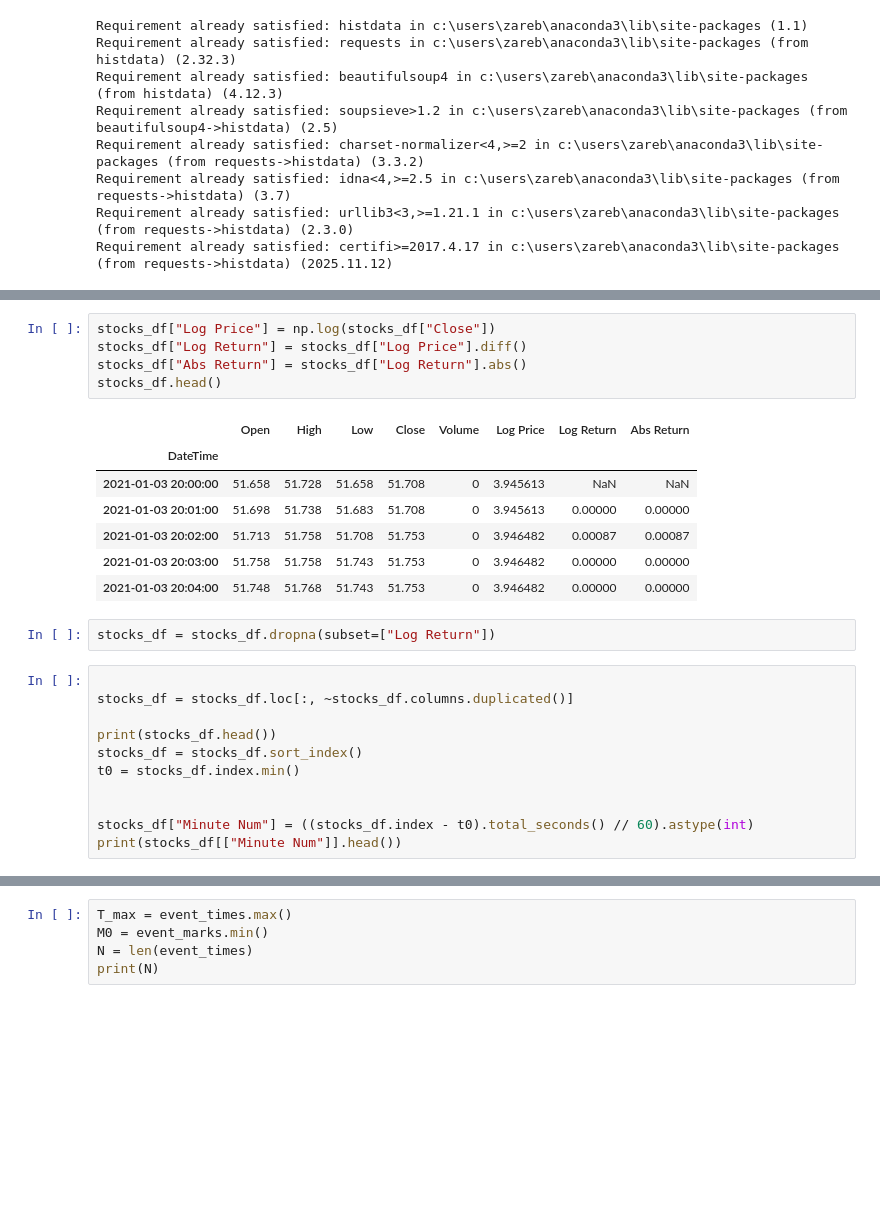
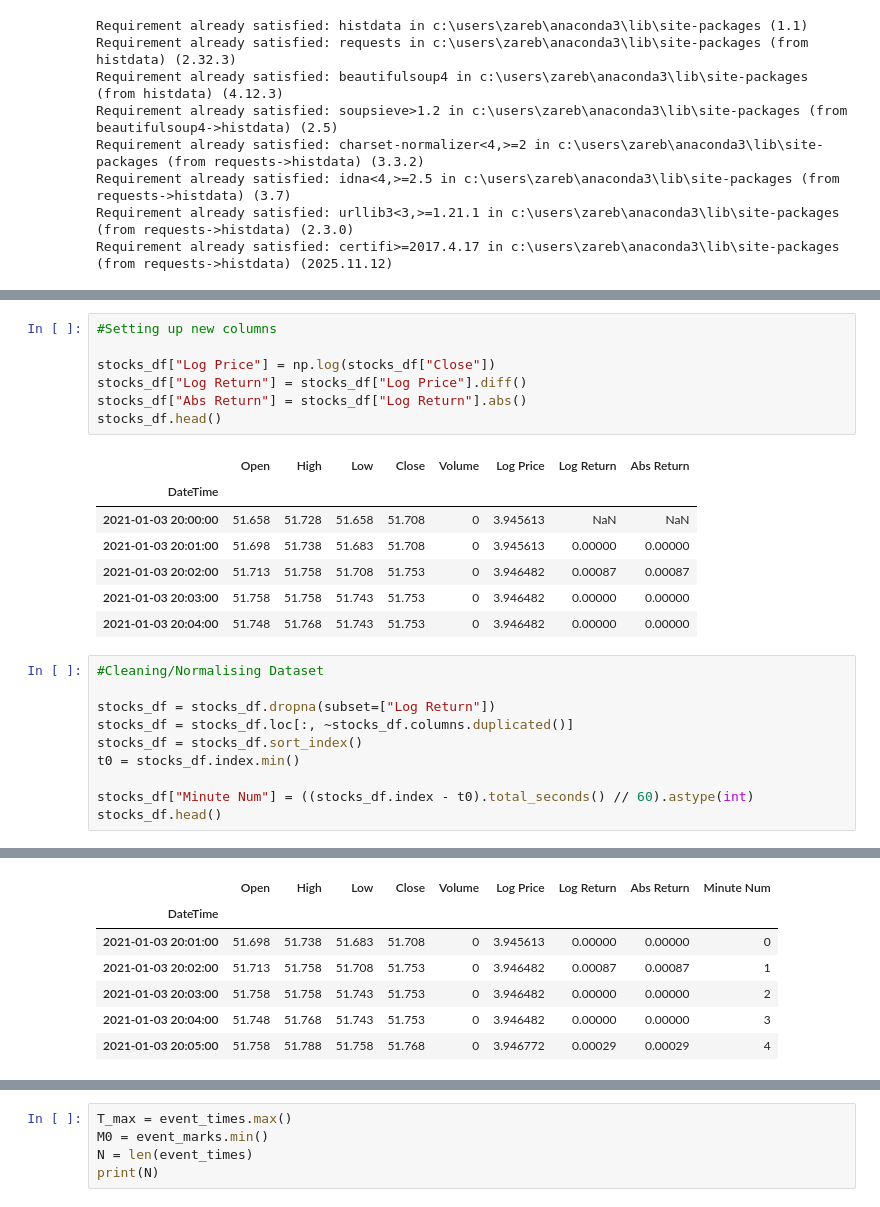
Before and after one commit to BigZyg/Modelling-self-exciting-point-processes-using-the-ETAS-model, a Jupyter notebook: poster maths.ipynb, the cells around one changed output, grey strips where cells are left out. Drawn from its saved outputs; the diff is of its cells as text; blank space fills up the shorter version.

```diff
--- a/poster maths.ipynb
+++ b/poster maths.ipynb
@@ -64,6 +59,8 @@ DateTime
 2021-01-03 20:03:00  51.758  51.758  51.743  51.753       0
 2021-01-03 20:04:00  51.748  51.768  51.743  51.753       0
 # %%
+#Setting up new columns
+
 stocks_df["Log Price"] = np.log(stocks_df["Close"])
 stocks_df["Log Return"] = stocks_df["Log Price"].diff()
 stocks_df["Abs Return"] = stocks_df["Log Return"].abs()
@@ -76,17 +73,14 @@ stocks_df.head()
 | 2021-01-03 20:02:00 | 51.713 | 51.758 | 51.708 | 51.753 | 0 | 3.946482 | 0.00087 | 0.00087 |
 | 2021-01-03 20:03:00 | 51.758 | 51.758 | 51.743 | 51.753 | 0 | 3.946482 | 0.00000 | 0.00000 |
 | 2021-01-03 20:04:00 | 51.748 | 51.768 | 51.743 | 51.753 | 0 | 3.946482 | 0.00000 | 0.00000 |
-# %%
-stocks_df = stocks_df.dropna(subset=["Log Return"])
 # %%
+#Cleaning/Normalising Dataset
 
+stocks_df = stocks_df.dropna(subset=["Log Return"])
 stocks_df = stocks_df.loc[:, ~stocks_df.columns.duplicated()]
-
-print(stocks_df.head())
 stocks_df = stocks_df.sort_index()
 t0 = stocks_df.index.min()
 
-
 stocks_df["Minute Num"] = ((stocks_df.index - t0).total_seconds() // 60).astype(int)
-print(stocks_df[["Minute Num"]].head())
+stocks_df.head()
 # %% [output]
@@ -110 +87,8 @@ DateTime
+|  | Open | High | Low | Close | Volume | Log Price | Log Return | Abs Return | Minute Num |
+| DateTime |  |  |  |  |  |  |  |  |  |
+| 2021-01-03 20:01:00 | 51.698 | 51.738 | 51.683 | 51.708 | 0 | 3.945613 | 0.00000 | 0.00000 | 0 |
+| 2021-01-03 20:02:00 | 51.713 | 51.758 | 51.708 | 51.753 | 0 | 3.946482 | 0.00087 | 0.00087 | 1 |
+| 2021-01-03 20:03:00 | 51.758 | 51.758 | 51.743 | 51.753 | 0 | 3.946482 | 0.00000 | 0.00000 | 2 |
+| 2021-01-03 20:04:00 | 51.748 | 51.768 | 51.743 | 51.753 | 0 | 3.946482 | 0.00000 | 0.00000 | 3 |
+| 2021-01-03 20:05:00 | 51.758 | 51.788 | 51.758 | 51.768 | 0 | 3.946772 | 0.00029 | 0.00029 | 4 |
 # %%
```
Also changed, not shown: parts of 10 cells of this notebook.
